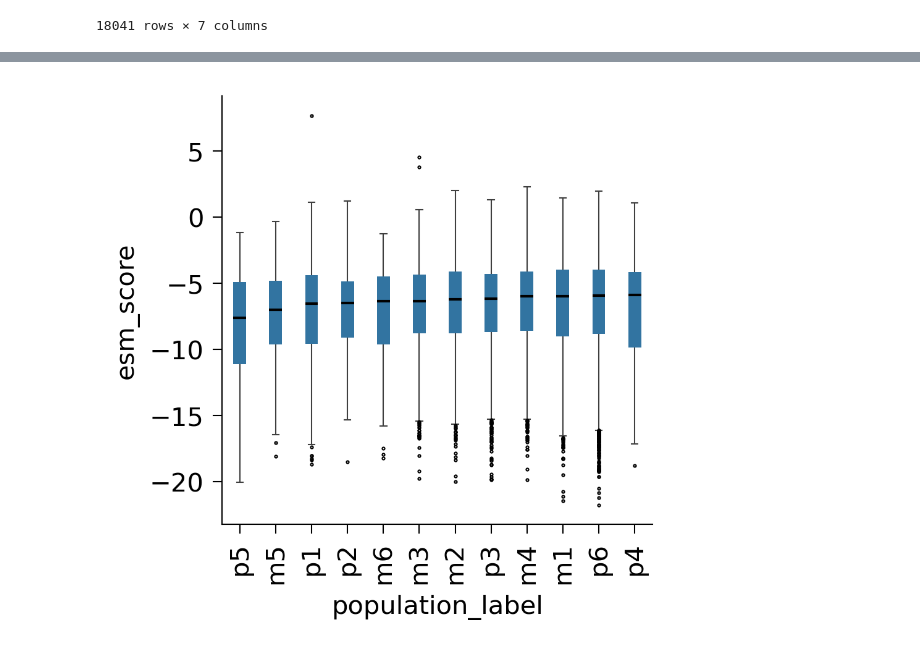
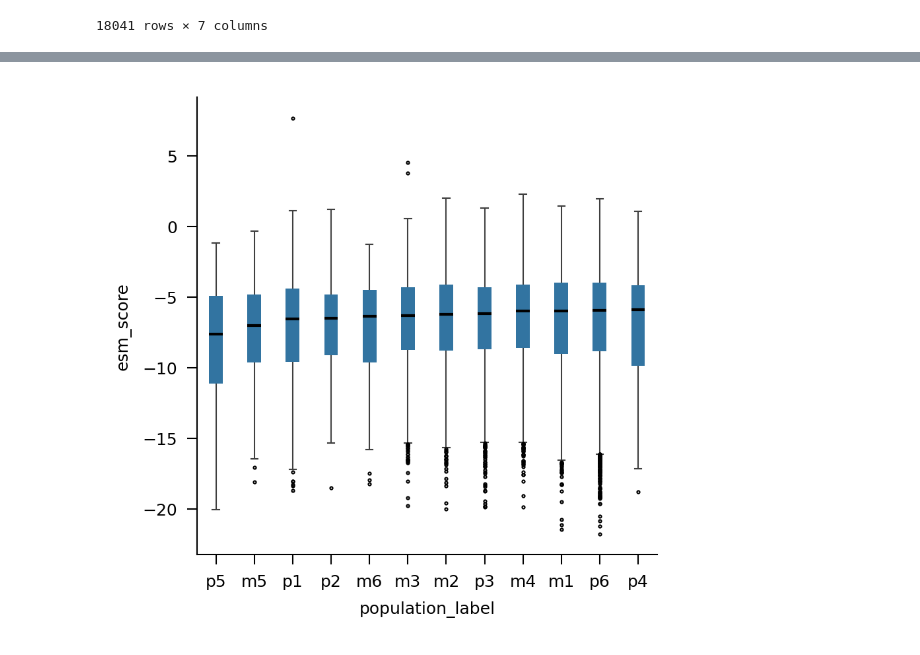
Before and after one commit to cellsemantics/Oligo_Promotion, a Jupyter notebook: figure/Supplementary/fig1/fig1h.ipynb, the cells around one changed output, grey strips where cells are left out. Drawn from its saved outputs; the diff is of its cells as text; code cells hidden in the pictures.

```diff
--- a/figure/Supplementary/fig1/fig1h.ipynb
+++ b/figure/Supplementary/fig1/fig1h.ipynb
@@ -821,26 +158,31 @@ all_mutation_with_esm_1b_score_drop_na_unique_mutation = all_mutation_with_esm_1
 # %%
 import seaborn as sns
 import pandas as pd
 
+plt.rcParams['pdf.fonttype'] = 42
+plt.rcParams['ps.fonttype'] = 42
+
 fig, ax = plt.subplots(1, 1, figsize = (3, 3), dpi = 300)
 # 1. Compute median of each population_label
 median_order = (
-    all_mutation_with_esm_1b_score_drop_na_unique_mutation
+    df_esm_no_duplicates
     .groupby("population_label")["esm_score"]
     .median()
     .sort_values()
     .index
 )
 
 # 2. Plot boxplot with sorted order
 sns.boxplot(
-    data=all_mutation_with_esm_1b_score_drop_na_unique_mutation,
+    data=df_esm_no_duplicates,
     x="population_label",
     y="esm_score",
     order=median_order,
     # ax =ax,
     boxprops=dict(edgecolor="black", linewidth=0),ax=ax,flierprops=dict(marker='o', markeredgecolor='black', markersize=0.5), width=0.4,linewidth=0.5, fliersize=0.15, dodge=True, medianprops={"color": "black","linewidth":1}, gap = 0.1
 )
-ax = utility.custom_figure_axis(ax=ax)
+ax = utility.custom_figure_axis(ax=ax, rotation=0, fontsize = 6)
+
+plt.savefig("population wise LLR.pdf", dpi = 300)
 # %% [output]
-[figure, old version]
+[figure, new version]
```
Also changed, not shown: parts of 42 cells of this notebook.
